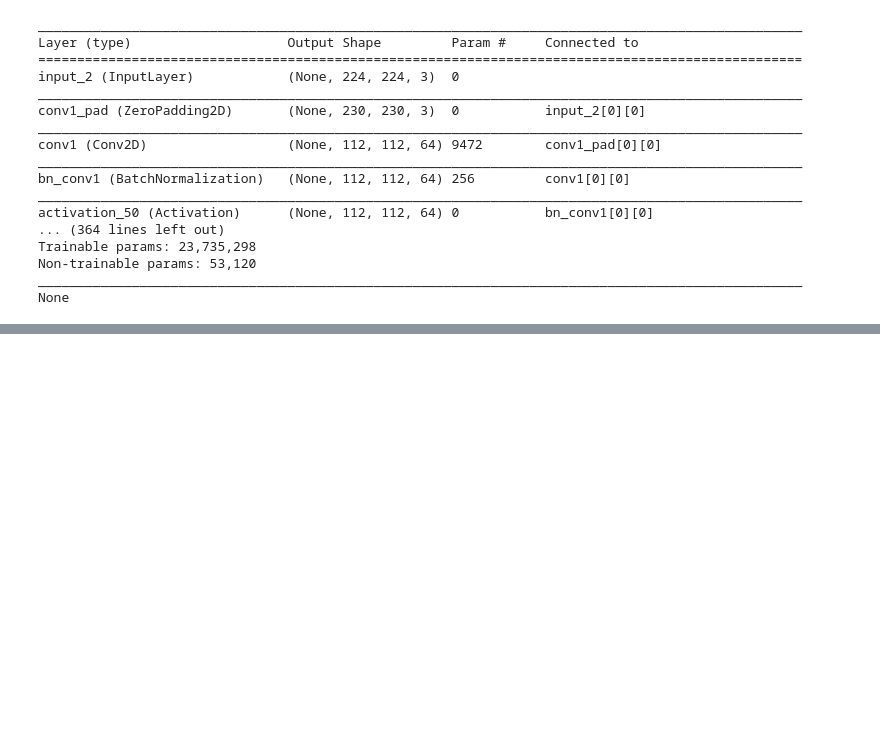
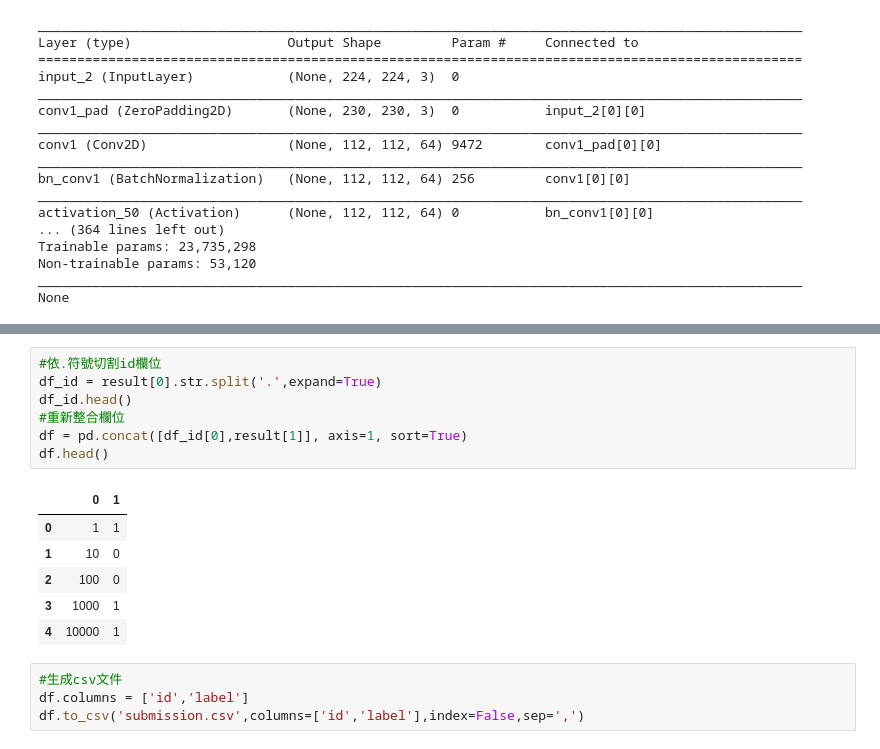
Before and after one commit to laogoon/ML100-Days, a Jupyter notebook: homework/Day_100_transfer_learning_HW.ipynb, the cells around one changed output, grey strips where cells are left out. Saved outputs shown, nothing was run; the diff lists cells and outputs as text; blank space fills up the shorter version.

```diff
--- a/homework/Day_100_transfer_learning_HW.ipynb
+++ b/homework/Day_100_transfer_learning_HW.ipynb
@@ -154,0 +211,18 @@ Epoch 7/50
+# %%
+#依.符號切割id欄位
+df_id = result[0].str.split('.',expand=True)
+df_id.head()
+#重新整合欄位
+df = pd.concat([df_id[0],result[1]], axis=1, sort=True)
+df.head()
+# %% [output]
+|  | 0 | 1 |
+| 0 | 1 | 1 |
+| 1 | 10 | 0 |
+| 2 | 100 | 0 |
+| 3 | 1000 | 1 |
+| 4 | 10000 | 1 |
+# %%
+#生成csv文件
+df.columns = ['id','label']
+df.to_csv('submission.csv',columns=['id','label'],index=False,sep=',')
```
Also changed, not shown: parts of 6 cells of this notebook.
